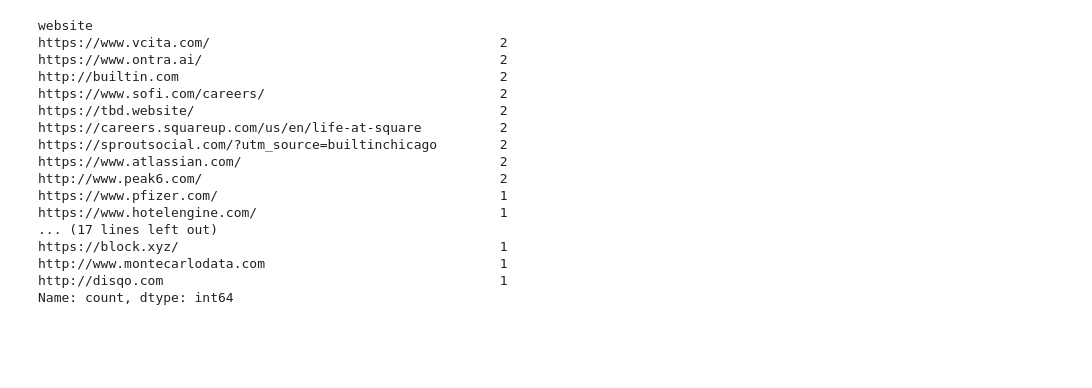
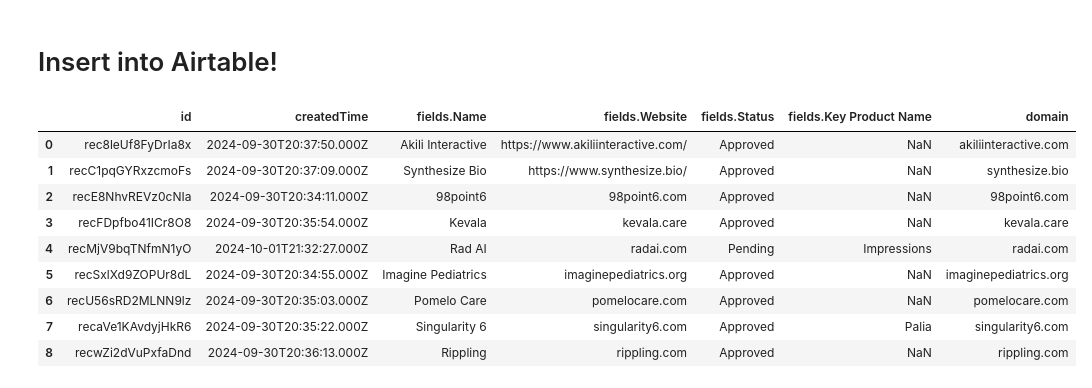
Before and after one commit to ktrnka/company-detective, a Jupyter notebook: src/poc_builtin.ipynb, the cells around one changed output. Cells and saved outputs as stored; diff of their text form; code cells hidden in the pictures; blank space fills up the shorter version.

```diff
--- a/src/poc_builtin.ipynb
+++ b/src/poc_builtin.ipynb
@@ -192,6 +28,6 @@ Fetching company details for DISQO from https://www.builtinseattle.com/company/d
 # %%
 import pandas as pd
+pd.options.display.max_rows = 999
 
-df = pd.DataFrame(companies_from_pages)
-df.name.value_counts()
+seattle_companies
 # %% [output]
@@ -215,20 +52,20 @@ Name: count, dtype: int64
-# %%
-df.website.value_counts()
-# %% [output]
-website
-https://www.vcita.com/                                     2
-https://www.ontra.ai/                                      2
-http://builtin.com                                         2
-https://www.sofi.com/careers/                              2
-https://tbd.website/                                       2
-https://careers.squareup.com/us/en/life-at-square          2
-https://sproutsocial.com/?utm_source=builtinchicago        2
-https://www.atlassian.com/                                 2
-http://www.peak6.com/                                      2
-https://www.pfizer.com/                                    1
-https://www.hotelengine.com/                               1
-... (17 lines left out)
-https://block.xyz/                                         1
-http://www.montecarlodata.com                              1
-http://disqo.com                                           1
-Name: count, dtype: int64
+# %% [markdown]
+# Insert into Airtable!
+# %%
+# Step 1: Get the existing Airtable data; we need to deduplicate
+import airtable
+
+# NOTE: This doesn't always get all data... I
+airtable_df = airtable.load_into_pandas(status=None)
+airtable_df
+# %% [output]
+|  | id | createdTime | fields.Name | fields.Website | fields.Status | fields.Key Product Name | domain |
+| 0 | rec8leUf8FyDrIa8x | 2024-09-30T20:37:50.000Z | Akili Interactive | https://www.akiliinteractive.com/ | Approved | NaN | akiliinteractive.com |
+| 1 | recC1pqGYRxzcmoFs | 2024-09-30T20:37:09.000Z | Synthesize Bio | https://www.synthesize.bio/ | Approved | NaN | synthesize.bio |
+| 2 | recE8NhvREVz0cNIa | 2024-09-30T20:34:11.000Z | 98point6 | 98point6.com | Approved | NaN | 98point6.com |
+| 3 | recFDpfbo41ICr8O8 | 2024-09-30T20:35:54.000Z | Kevala | kevala.care | Approved | NaN | kevala.care |
+| 4 | recMjV9bqTNfmN1yO | 2024-10-01T21:32:27.000Z | Rad AI | radai.com | Pending | Impressions | radai.com |
+| 5 | recSxlXd9ZOPUr8dL | 2024-09-30T20:34:55.000Z | Imagine Pediatrics | imaginepediatrics.org | Approved | NaN | imaginepediatrics.org |
+| 6 | recU56sRD2MLNN9lz | 2024-09-30T20:35:03.000Z | Pomelo Care | pomelocare.com | Approved | NaN | pomelocare.com |
+| 7 | recaVe1KAvdyjHkR6 | 2024-09-30T20:35:22.000Z | Singularity 6 | singularity6.com | Approved | Palia | singularity6.com |
+| 8 | recwZi2dVuPxfaDnd | 2024-09-30T20:36:13.000Z | Rippling | rippling.com | Approved | NaN | rippling.com |
```
Also changed, not shown: parts of 10 cells of this notebook, 3 other files.
